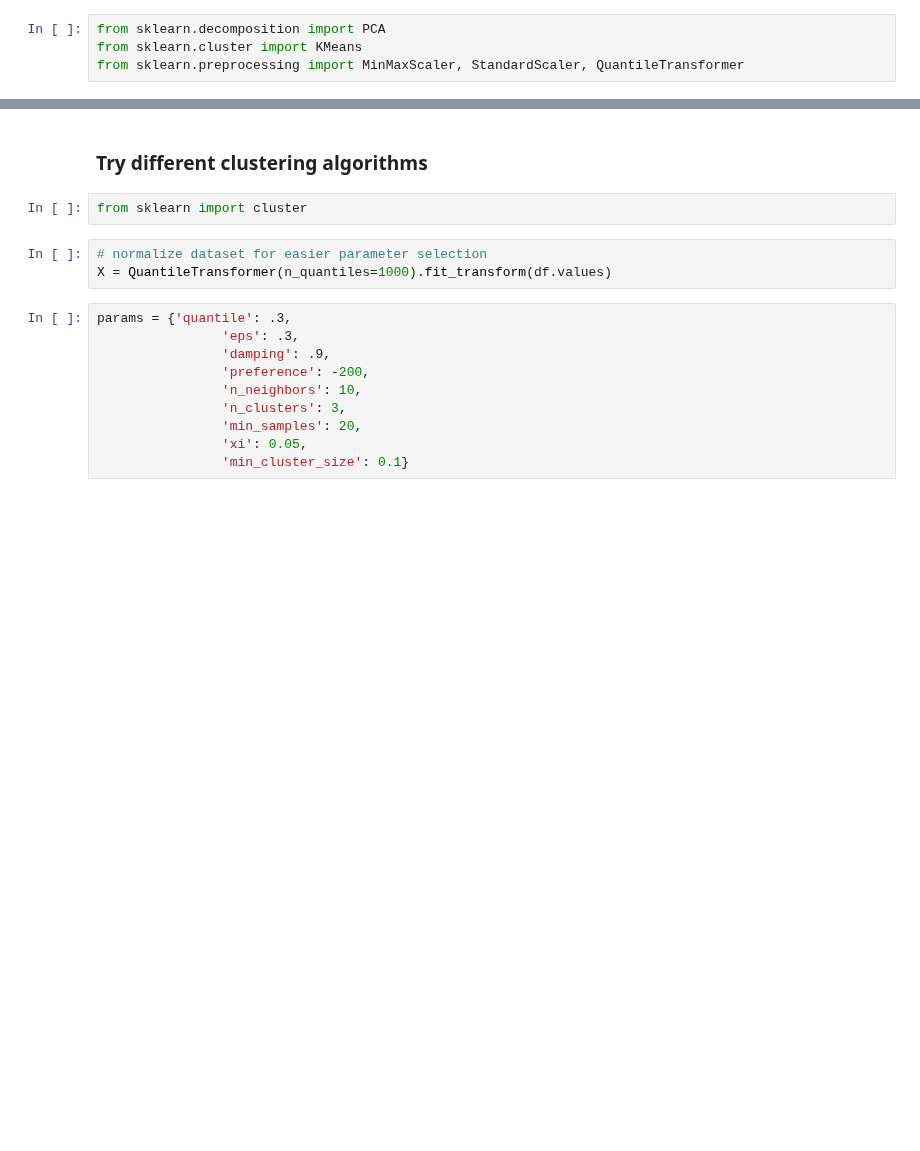
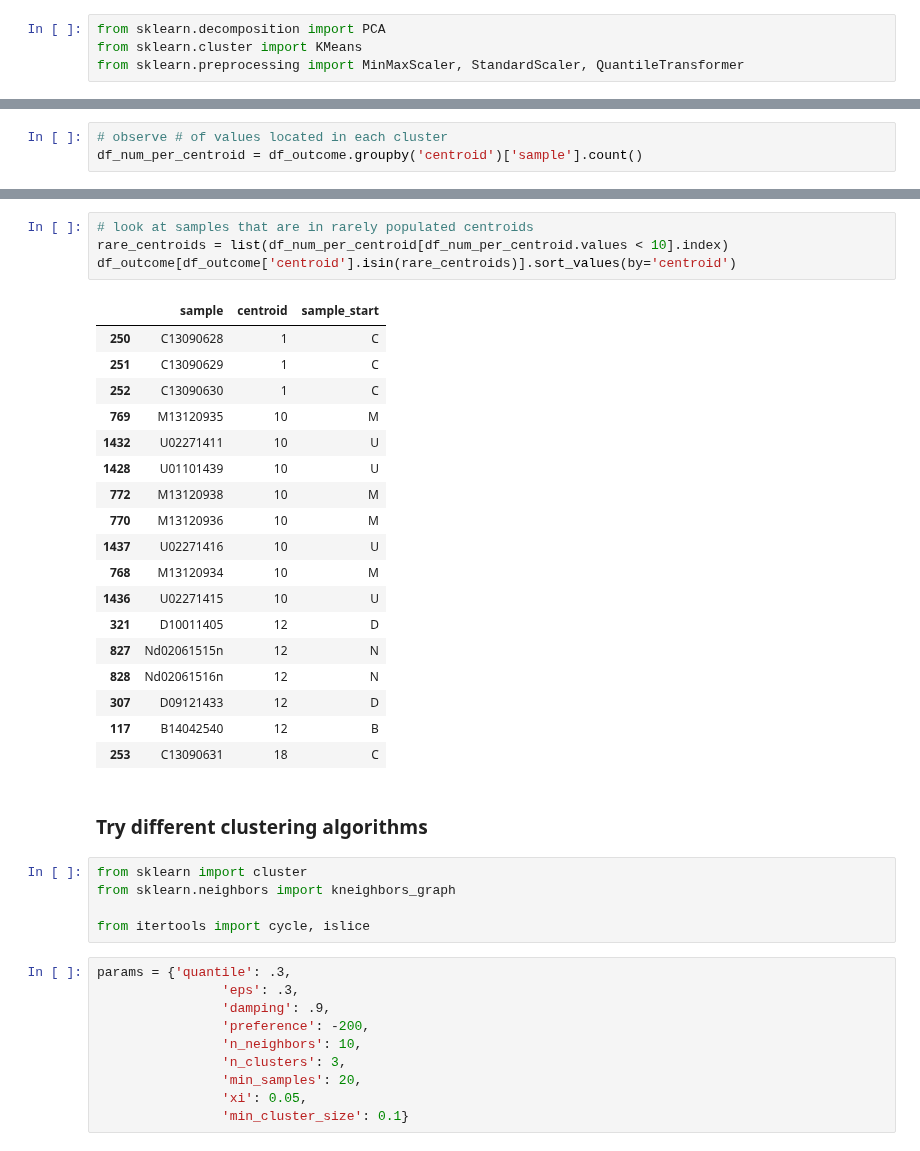
Before and after one commit to souravsingh/BiocSwirl, a Jupyter notebook: notebook/bioc_from_python.ipynb, the cells around one changed output, grey strips where cells are left out. Cells and saved outputs as stored; diff of their text form; blank space fills up the shorter version.

```diff
--- a/notebook/bioc_from_python.ipynb
+++ b/notebook/bioc_from_python.ipynb
@@ -181,0 +154,3 @@ plt.show()
+# %%
+# observe # of values located in each cluster
+df_num_per_centroid = df_outcome.groupby('centroid')['sample'].count()
@@ -182,10 +167,33 @@ plt.show()
+# %%
+# look at samples that are in rarely populated centroids
+rare_centroids = list(df_num_per_centroid[df_num_per_centroid.values < 10].index)
+df_outcome[df_outcome['centroid'].isin(rare_centroids)].sort_values(by='centroid')
+# %% [output]
+|  | sample | centroid | sample_start |
+| 250 | C13090628 | 1 | C |
+| 251 | C13090629 | 1 | C |
+| 252 | C13090630 | 1 | C |
+| 769 | M13120935 | 10 | M |
+| 1432 | U02271411 | 10 | U |
+| 1428 | U01101439 | 10 | U |
+| 772 | M13120938 | 10 | M |
+| 770 | M13120936 | 10 | M |
+| 1437 | U02271416 | 10 | U |
+| 768 | M13120934 | 10 | M |
+| 1436 | U02271415 | 10 | U |
+| 321 | D10011405 | 12 | D |
+| 827 | Nd02061515n | 12 | N |
+| 828 | Nd02061516n | 12 | N |
+| 307 | D09121433 | 12 | D |
+| 117 | B14042540 | 12 | B |
+| 253 | C13090631 | 18 | C |
 # %% [markdown]
 ### Try different clustering algorithms
-# %%
-from sklearn import cluster
-# %%
-# normalize dataset for easier parameter selection
-X = QuantileTransformer(n_quantiles=1000).fit_transform(df.values)
+# %%
+from sklearn import cluster
+from sklearn.neighbors import kneighbors_graph
+
+from itertools import cycle, islice
 # %%
 params = {'quantile': .3,
                 'eps': .3,
```
Also changed, not shown: parts of 18 cells of this notebook.
